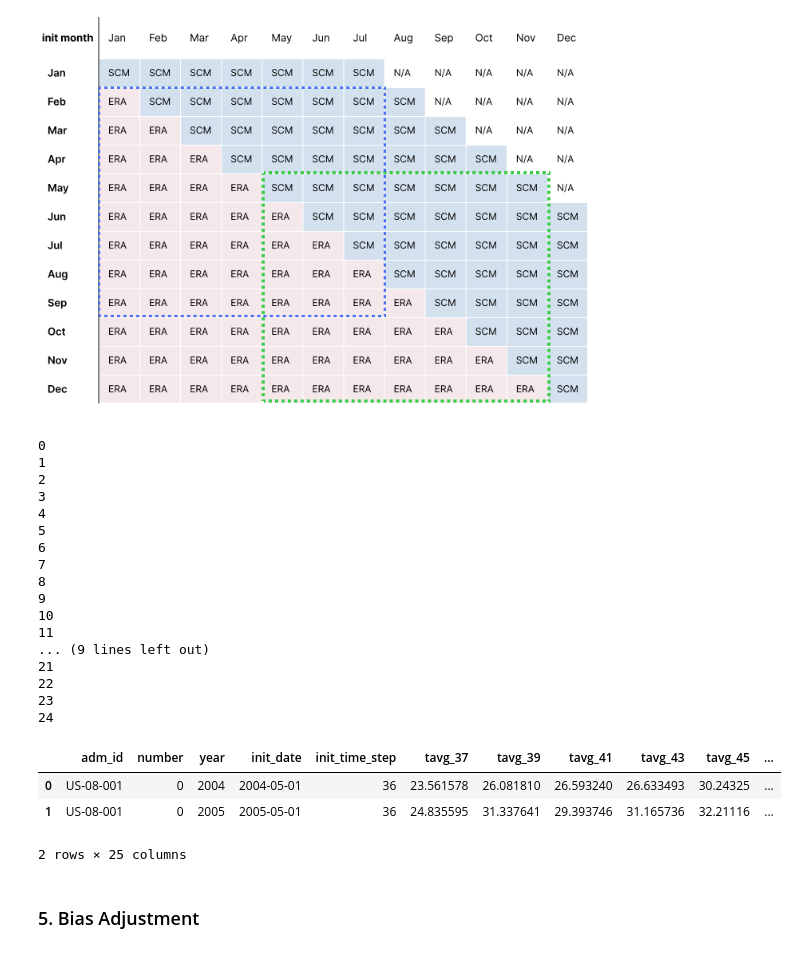
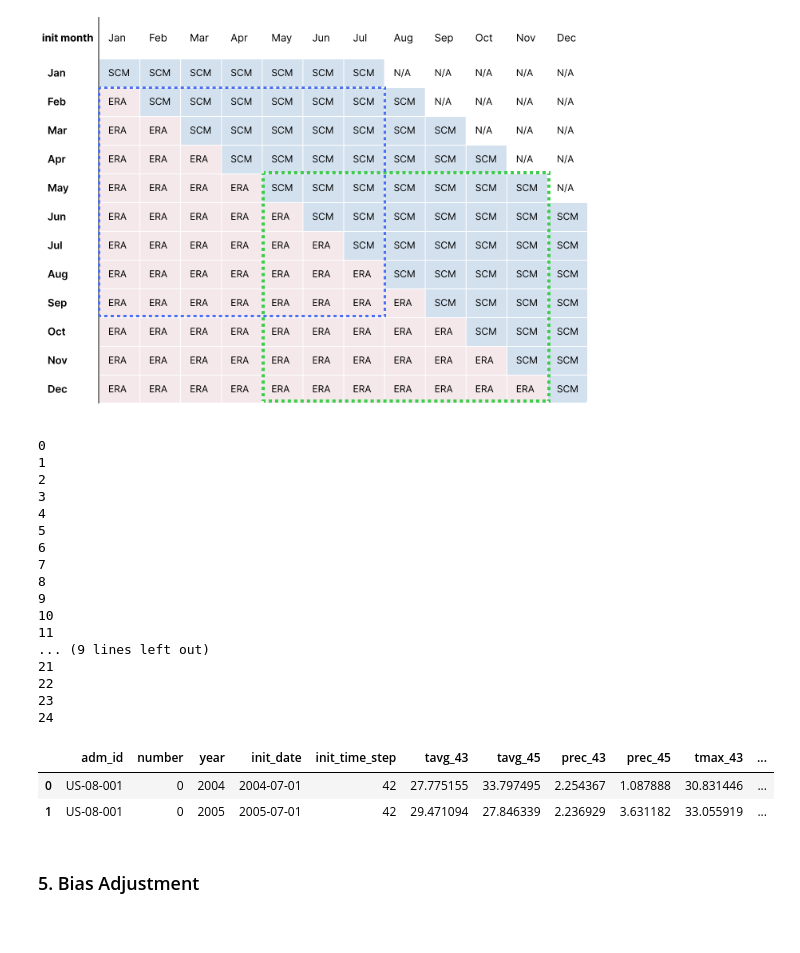
Before and after one commit to ellaampy/seasonal-yield-forecast, a Jupyter notebook: data_preparation/4_ecmwf_preprocessing.ipynb, the cells around one changed output. Cells and saved outputs as stored; diff of their text form; code cells hidden in the pictures.

```diff
--- a/data_preparation/4_ecmwf_preprocessing.ipynb
+++ b/data_preparation/4_ecmwf_preprocessing.ipynb
@@ -28,7 +25,7 @@ The autoreload extension is already loaded. To reload it, use:
 # USER INPUTS
 ecmwf_country = "US" # one of ["US", "BR"]
 crop = "wheat" # one of ["maize", "wheat"]
-init_month = "may" # one of ["jan", "feb", "mar", "apr", "may", "june", "july"]
+init_month = "july" # one of ["jan", "feb", "mar", "apr", "may", "june", "july"]
 
 shapefile_path, crop_season_in_days_of_year, crop_season_in_months, offset, test_years = preprocess.get_study_metadata(ecmwf_country, crop)
 print(shapefile_path, crop, ecmwf_country, crop_season_in_days_of_year, crop_season_in_months, offset, test_years)
@@ -39,7 +36,7 @@ print(shapefile_path, crop, ecmwf_country, crop_season_in_days_of_year, crop_sea
 
 Here, in this notebook, ERA data is needed for bias adjustment. The ERA features are preprocessed and exported with the other CY-Bench data in the notebook *3_feature_preprocessing.ipynb*.
 # %%
-era = pd.read_csv("../data/preprocessed/{}/cy_bench_16daybins_{}_{}_v6.csv".format(ecmwf_country, crop, ecmwf_country))
+era = pd.read_csv("../data/preprocessed/{}/cy_bench_16daybins_{}_{}_v8.csv".format(ecmwf_country, crop, ecmwf_country))
 era = era.loc[:, ["adm_id", "harvest_year"] + [c for c in era.columns if ("tavg" in c) or ("prec" in c) or ("tmax" in c) or ("tmin" in c)]]
 era = era.rename(columns={"harvest_year": "year"})
 
@@ -92,44 +89,47 @@ for ensemble_member in range(0, 25):
     print(ensemble_member)
     ecmwf = pd.read_csv("../data/ECMWF/{}/ecmwf_csv/{}/ecmwf_{}_{}.csv".format(ecmwf_country, init_month, init_month, ensemble_member))
     ecmwf = preprocess.format_ecmwf_columns(ecmwf)
+    if init_month == "may":
+        ecmwf = ecmwf.assign(valid_time=ecmwf["valid_time"]- pd.Timedelta(days=1), init_date=ecmwf["init_date"] - pd.Timedelta(days=1))
+        ecmwf["doy"] = ecmwf["valid_time"].dt.day_of_year
     ecmwf_resampled = preprocess.resample_ecmwf(ecmwf, crop_season_in_days_of_year)
     ecmwf_assigned = preprocess.assign_ecmwf_forecasts_to_adm_units(ecmwf_resampled, country_gpd_crop)
-
+    if init_month == "may":
+        ecmwf_assigned["init_date"] = ecmwf_assigned["init_date"] + pd.Timedelta(days=1)
     # This is needed to make sure that there is an even number of 8 day time steps
     # to be aggregated and aligned with the 16 day time steps from cy-bench.
     init_time_step = ecmwf_assigned["time_step"].min()
     if ((45 - init_time_step) % 2) == 1:
         ecmwf_assigned = ecmwf_assigned.loc[ecmwf_assigned["time_step"] > init_time_step].reset_index(drop=True)
 
     ecmwf_pivot = preprocess.pivot_ecmwf(ecmwf_assigned)
     ecmwf_16day= preprocess.temporal_aggregation_ecmwf(ecmwf_pivot, relevant_columns, id_vars, 2)
     li.append(ecmwf_16day)
 ecmwf = pd.concat(li)
 ecmwf = ecmwf.loc[ecmwf["adm_id"].isin(relevant_adm_ids), :].reset_index(drop=True)
 
 ecmwf.head(2)
 # %% [output]
 0
 1
 2
 3
 4
 5
 6
 7
 8
 9
 10
 11
 ... (9 lines left out)
 21
 22
 23
 24
-|  | adm_id | number | year | init_date | init_time_step | tavg_37 | tavg_39 | tavg_41 | tavg_43 | tavg_45 | ... |
-| 0 | US-08-001 | 0 | 2004 | 2004-05-01 | 36 | 23.561578 | 26.081810 | 26.593240 | 26.633493 | 30.24325 | ... |
-| 1 | US-08-001 | 0 | 2005 | 2005-05-01 | 36 | 24.835595 | 31.337641 | 29.393746 | 31.165736 | 32.21116 | ... |
+|  | adm_id | number | year | init_date | init_time_step | tavg_43 | tavg_45 | prec_43 | prec_45 | tmax_43 | ... |
+| 0 | US-08-001 | 0 | 2004 | 2004-07-01 | 42 | 27.775155 | 33.797495 | 2.254367 | 1.087888 | 30.831446 | ... |
+| 1 | US-08-001 | 0 | 2005 | 2005-07-01 | 42 | 29.471094 | 27.846339 | 2.236929 | 3.631182 | 33.055919 | ... |
-2 rows × 25 columns
 # %% [markdown]
 ### 5. Bias Adjustment
 # %% [markdown]
```
Also changed, not shown: parts of 8 cells of this notebook, 2 other files.
